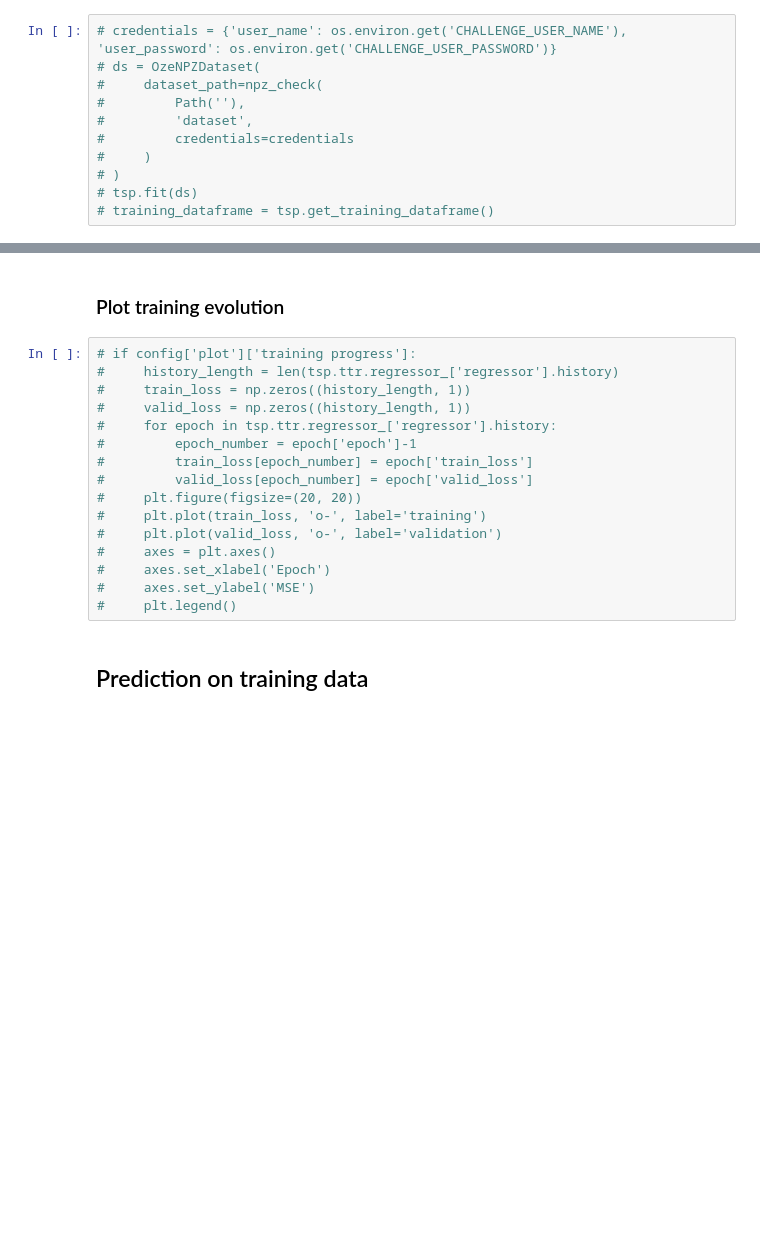
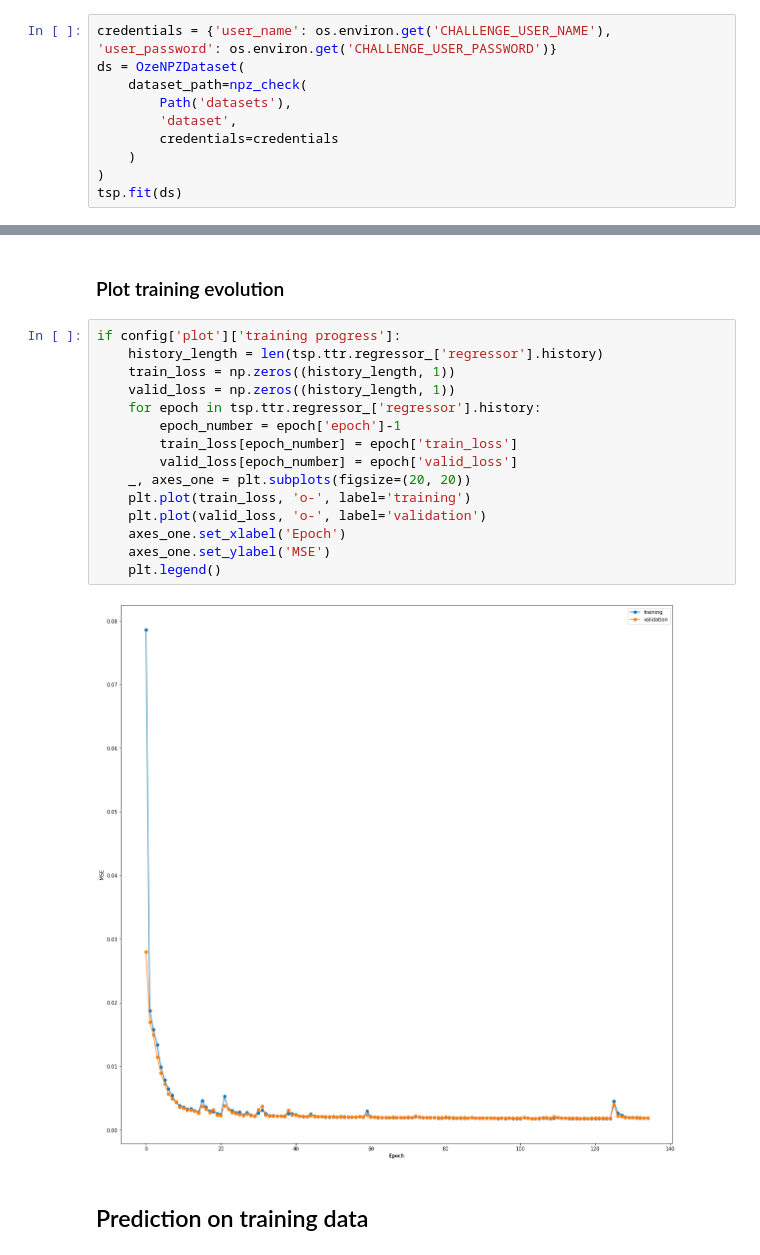
Before and after one commit to krypton-unite/time_series_predictor, a Jupyter notebook: docs/source/notebooks/example_oze_challenge.ipynb, the cells around one changed output, grey strips where cells are left out. Cells and saved outputs as stored; diff of their text form; blank space fills up the shorter version.

Commit message:
:heavy_plus_sign: Add compiled oze challenge.

```diff
--- a/docs/source/notebooks/example_oze_challenge.ipynb
+++ b/docs/source/notebooks/example_oze_challenge.ipynb
@@ -54,13 +54,12 @@
 # %% [markdown]
 ## Training process
 # %%
-# credentials = {'user_name': os.environ.get('CHALLENGE_USER_NAME'), 'user_password': os.environ.get('CHALLENGE_USER_PASSWORD')}
-# ds = OzeNPZDataset(
-#     dataset_path=npz_check(
-#         Path(''),
-#         'dataset',
-#         credentials=credentials
-#     )
-# )
-# tsp.fit(ds)
-# training_dataframe = tsp.get_training_dataframe()
+credentials = {'user_name': os.environ.get('CHALLENGE_USER_NAME'), 'user_password': os.environ.get('CHALLENGE_USER_PASSWORD')}
+ds = OzeNPZDataset(
+    dataset_path=npz_check(
+        Path('datasets'),
+        'dataset',
+        credentials=credentials
+    )
+)
+tsp.fit(ds)
@@ -67,21 +84,22 @@
 # %% [markdown]
 ### Plot training evolution
 # %%
-# if config['plot']['training progress']:
-#     history_length = len(tsp.ttr.regressor_['regressor'].history)
-#     train_loss = np.zeros((history_length, 1))
-#     valid_loss = np.zeros((history_length, 1))
-#     for epoch in tsp.ttr.regressor_['regressor'].history:
-#         epoch_number = epoch['epoch']-1
-#         train_loss[epoch_number] = epoch['train_loss']
-#         valid_loss[epoch_number] = epoch['valid_loss']
-#     plt.figure(figsize=(20, 20))
-#     plt.plot(train_loss, 'o-', label='training')
-#     plt.plot(valid_loss, 'o-', label='validation')
-#     axes = plt.axes()
-#     axes.set_xlabel('Epoch')
-#     axes.set_ylabel('MSE')
-#     plt.legend()
+if config['plot']['training progress']:
+    history_length = len(tsp.ttr.regressor_['regressor'].history)
+    train_loss = np.zeros((history_length, 1))
+    valid_loss = np.zeros((history_length, 1))
+    for epoch in tsp.ttr.regressor_['regressor'].history:
+        epoch_number = epoch['epoch']-1
+        train_loss[epoch_number] = epoch['train_loss']
+        valid_loss[epoch_number] = epoch['valid_loss']
+    _, axes_one = plt.subplots(figsize=(20, 20))
+    plt.plot(train_loss, 'o-', label='training')
+    plt.plot(valid_loss, 'o-', label='validation')
+    axes_one.set_xlabel('Epoch')
+    axes_one.set_ylabel('MSE')
+    plt.legend()
+# %% [output]
+[figure, added]
 # %% [markdown]
 ## Prediction on training data
 # %%
```
Also changed, not shown: parts of 6 cells of this notebook.
